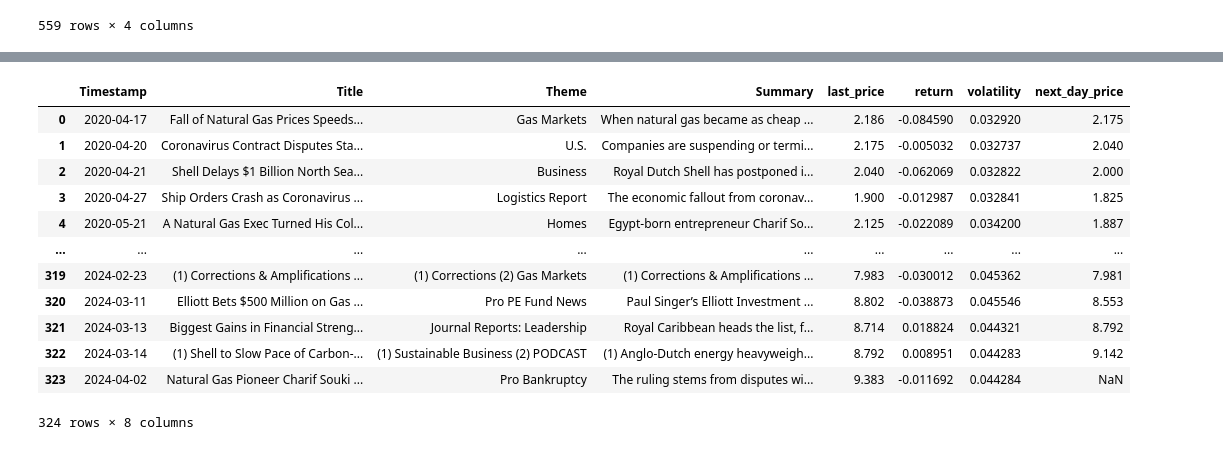
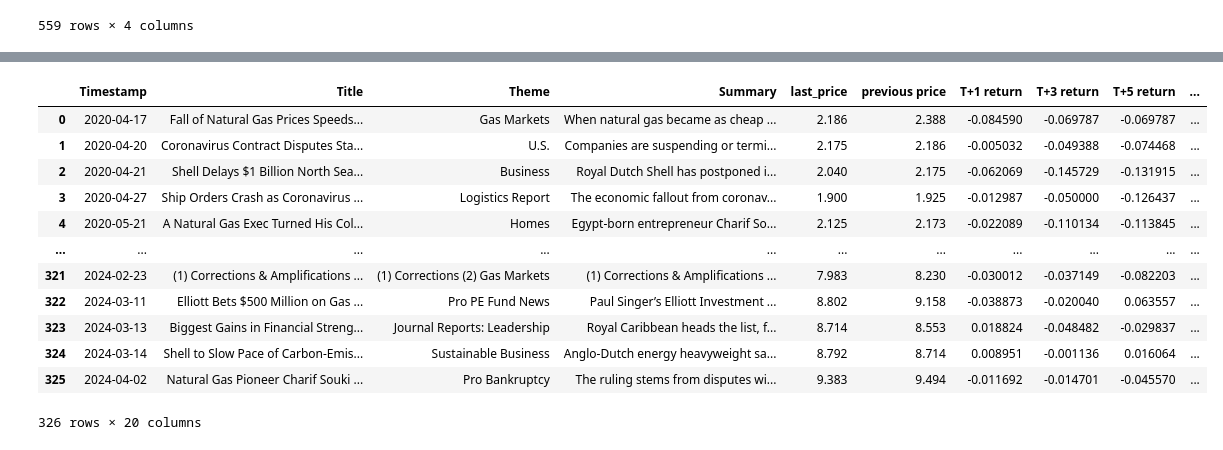
Before and after one commit to XiaoYunhan/FE5225_LNG_ML, a Jupyter notebook: notebooks/Sentiment_Analysis/Sentiment_Analysis.ipynb, the cells around one changed output, grey strips where cells are left out. Saved outputs shown, nothing was run; the diff lists cells and outputs as text; code cells hidden in the pictures.

Commit message:
update pretrain data for fine tuning

```diff
--- a/notebooks/Sentiment_Analysis/Sentiment_Analysis.ipynb
+++ b/notebooks/Sentiment_Analysis/Sentiment_Analysis.ipynb
@@ -22,0 +27,17 @@ price_df['volatility_weekly'] = price_df['return'].rolling(window=5).std()
+# %%
+price_df['previous price'] = price_df['last_price'].shift(1)
+price_df['T+1 return'] = price_df['last_price'].pct_change()
+price_df['T+3 return'] = price_df['last_price'].pct_change(3)
+price_df['T+5 return'] = price_df['last_price'].pct_change(5)
+price_df['T+10 return'] = price_df['last_price'].pct_change(10)
+price_df['previous T+1 return'] = price_df['T+1 return'].shift(1)
+price_df['previous T+3 return'] = price_df['T+3 return'].shift(1)
+price_df['previous T+5 return'] = price_df['T+5 return'].shift(1)
+price_df['previous T+10 return'] = price_df['T+10 return'].shift(1)
+price_df['volatility_weekly'] = price_df['last_price'].rolling(window=5).std()
+price_df['volatility_monthly'] = price_df['last_price'].rolling(window=21).std()
+price_df['volatility_annual'] = price_df['last_price'].rolling(window=252).std()
+price_df['previous volatility_weekly'] = price_df['volatility_weekly'].shift(1)
+price_df['previous volatility_monthly'] = price_df['volatility_monthly'].shift(1)
+price_df['previous volatility_annual'] = price_df['volatility_annual'].shift(1)
+price_df
@@ -86,6 +138,8 @@ merged_data
 # %%
 # merged_data.to_csv("../../data/Fine-Tuning/merged_raw.csv", index=False)
-cleaned_df = merged_data.dropna(subset=['Summary', 'last_price'])
-cleaned_df = cleaned_df[cleaned_df['return'] != 0]
+cleaned_df = merged_data.dropna(subset=['last_price'])
+# cleaned_df = cleaned_df[cleaned_df['return'] != 0]
+cleaned_df = cleaned_df[cleaned_df['Theme'] != 'PODCAST']
+cleaned_df = cleaned_df[cleaned_df['Theme'] != 'Dailyshot Blog']
 cleaned_df
 # cleaned_df.to_csv("../../data/Fine-Tuning/merged_cleaned.csv", index=False)
@@ -92,38 +160,50 @@ cleaned_df
 # %%
 # Grouping by Timestamp and merging the Title, Theme, and Summary columns as specified
 # If there's only one record for a day, it will be left as is, otherwise they will be merged with numbering
 
 # Define a custom function to merge columns with numbering if there are multiple records, else leave as is
 def merge_with_numbering(series):
     if len(series) == 1:
         return series.iloc[0]
     else:
         return ''.join(f"({i+1}) {x} " for i, x in enumerate(series))
 
 # Group by 'Timestamp' and apply the custom function to 'Title', 'Theme', and 'Summary'
 grouped = cleaned_df.groupby('Timestamp').agg({
     'Title': merge_with_numbering,
     'Theme': merge_with_numbering,
     'Summary': merge_with_numbering,
     'last_price': 'first',  # Keeping the rest of the columns the same (assuming they're identical for grouped records)
-    'return': 'first',
-    'volatility': 'first',
-    'next_day_price': 'first'
+    'previous price': 'first',
+    'T+1 return': 'first',
+    'T+3 return': 'first',
+    'T+5 return': 'first',
+    'T+10 return': 'first',
+    'previous T+1 return': 'first',
+    'previous T+3 return': 'first',
+    'previous T+5 return': 'first',
+    'previous T+10 return': 'first',
+    'volatility_weekly': 'first',
+    'volatility_monthly': 'first',
+    'volatility_annual': 'first',
+    'previous volatility_weekly': 'first',
+    'previous volatility_monthly': 'first',
+    'previous volatility_annual': 'first'
 }).reset_index()
 
 # Display the first few rows to verify the transformation
 grouped
 # %% [output]
-|  | Timestamp | Title | Theme | Summary | last_price | return | volatility | next_day_price |
-| 0 | 2020-04-17 | Fall of Natural Gas Prices Speeds... | Gas Markets | When natural gas became as cheap ... | 2.186 | -0.084590 | 0.032920 | 2.175 |
-| 1 | 2020-04-20 | Coronavirus Contract Disputes Sta... | U.S. | Companies are suspending or termi... | 2.175 | -0.005032 | 0.032737 | 2.040 |
-| 2 | 2020-04-21 | Shell Delays $1 Billion North Sea... | Business | Royal Dutch Shell has postponed i... | 2.040 | -0.062069 | 0.032822 | 2.000 |
-| 3 | 2020-04-27 | Ship Orders Crash as Coronavirus ... | Logistics Report | The economic fallout from coronav... | 1.900 | -0.012987 | 0.032841 | 1.825 |
-| 4 | 2020-05-21 | A Natural Gas Exec Turned His Col... | Homes | Egypt-born entrepreneur Charif So... | 2.125 | -0.022089 | 0.034200 | 1.887 |
-| ... | ... | ... | ... | ... | ... | ... | ... | ... |
-| 319 | 2024-02-23 | (1) Corrections & Amplifications ... | (1) Corrections (2) Gas Markets | (1) Corrections & Amplifications ... | 7.983 | -0.030012 | 0.045362 | 7.981 |
-| 320 | 2024-03-11 | Elliott Bets $500 Million on Gas ... | Pro PE Fund News | Paul Singer’s Elliott Investment ... | 8.802 | -0.038873 | 0.045546 | 8.553 |
-| 321 | 2024-03-13 | Biggest Gains in Financial Streng... | Journal Reports: Leadership | Royal Caribbean heads the list, f... | 8.714 | 0.018824 | 0.044321 | 8.792 |
-| 322 | 2024-03-14 | (1) Shell to Slow Pace of Carbon-... | (1) Sustainable Business (2) PODCAST | (1) Anglo-Dutch energy heavyweigh... | 8.792 | 0.008951 | 0.044283 | 9.142 |
-| 323 | 2024-04-02 | Natural Gas Pioneer Charif Souki ... | Pro Bankruptcy | The ruling stems from disputes wi... | 9.383 | -0.011692 | 0.044284 | NaN |
+|  | Timestamp | Title | Theme | Summary | last_price | previous price | T+1 return | T+3 return | T+5 return | ... |
+| 0 | 2020-04-17 | Fall of Natural Gas Prices Speeds... | Gas Markets | When natural gas became as cheap ... | 2.186 | 2.388 | -0.084590 | -0.069787 | -0.069787 | ... |
+| 1 | 2020-04-20 | Coronavirus Contract Disputes Sta... | U.S. | Companies are suspending or termi... | 2.175 | 2.186 | -0.005032 | -0.049388 | -0.074468 | ... |
+| 2 | 2020-04-21 | Shell Delays $1 Billion North Sea... | Business | Royal Dutch Shell has postponed i... | 2.040 | 2.175 | -0.062069 | -0.145729 | -0.131915 | ... |
+| 3 | 2020-04-27 | Ship Orders Crash as Coronavirus ... | Logistics Report | The economic fallout from coronav... | 1.900 | 1.925 | -0.012987 | -0.050000 | -0.126437 | ... |
+| 4 | 2020-05-21 | A Natural Gas Exec Turned His Col... | Homes | Egypt-born entrepreneur Charif So... | 2.125 | 2.173 | -0.022089 | -0.110134 | -0.113845 | ... |
+| ... | ... | ... | ... | ... | ... | ... | ... | ... | ... | ... |
+| 321 | 2024-02-23 | (1) Corrections & Amplifications ... | (1) Corrections (2) Gas Markets | (1) Corrections & Amplifications ... | 7.983 | 8.230 | -0.030012 | -0.037149 | -0.082203 | ... |
+| 322 | 2024-03-11 | Elliott Bets $500 Million on Gas ... | Pro PE Fund News | Paul Singer’s Elliott Investment ... | 8.802 | 9.158 | -0.038873 | -0.020040 | 0.063557 | ... |
+| 323 | 2024-03-13 | Biggest Gains in Financial Streng... | Journal Reports: Leadership | Royal Caribbean heads the list, f... | 8.714 | 8.553 | 0.018824 | -0.048482 | -0.029837 | ... |
+| 324 | 2024-03-14 | Shell to Slow Pace of Carbon-Emis... | Sustainable Business | Anglo-Dutch energy heavyweight sa... | 8.792 | 8.714 | 0.008951 | -0.001136 | 0.016064 | ... |
+| 325 | 2024-04-02 | Natural Gas Pioneer Charif Souki ... | Pro Bankruptcy | The ruling stems from disputes wi... | 9.383 | 9.494 | -0.011692 | -0.014701 | -0.045570 | ... |
-324 rows × 8 columns
+326 rows × 20 columns
```
Also changed, not shown: parts of 8 cells of this notebook, 2 other files.
